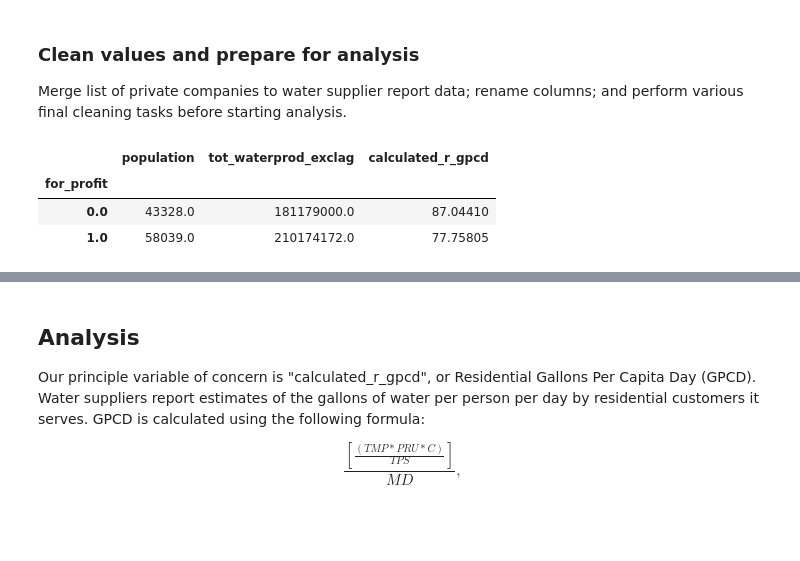
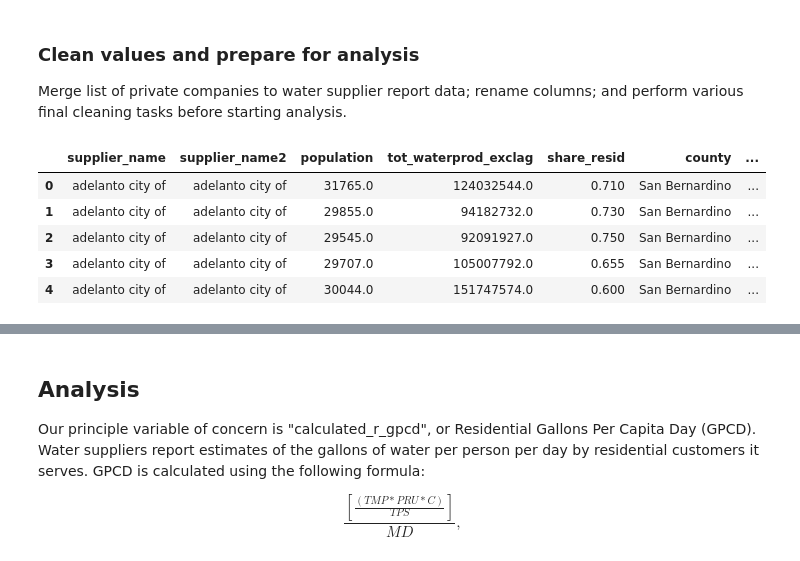
Before and after one commit to stephensteiner4/calwater_project, a Jupyter notebook: calwater_code/calwater_cleaning.ipynb, the cells around one changed output, grey strips where cells are left out. Drawn from its saved outputs; the diff is of its cells as text; code cells hidden in the pictures; blank space fills up the shorter version.

Commit message:
cleaning and analysis for final project
final project for BUSN 41100 Applied Regression Analysis

```diff
--- a/calwater_code/calwater_cleaning.ipynb
+++ b/calwater_code/calwater_cleaning.ipynb
@@ -39,39 +39,41 @@ from statsmodels.formula.api import ols
 import statsmodels.api as sm
 import statsmodels.formula.api as smf
 import patsy
-from linearmodels import PanelOLS
+# from linearmodels import PanelOLS
 
-calwater_rawpath = r"D:\Dropbox\steiner_research\calwater_project\calwater_data_raw"
-calwater_savepath = r"D:\Dropbox\steiner_research\calwater_project\calwater_data_clean"
+proj_path = os.path.dirname(os.path.dirname(os.path.abspath('calwater_cleaning.ipynb')))
 
-calwater_output = r"D:\Dropbox\steiner_research\calwater_project\calwater_output"
+dr_path = proj_path + r"/calwater_data_raw"
+dc_path = proj_path + r"/calwater_data_clean"
+
+calwater_output = proj_path + r"/calwater_output"
 # %% [markdown]
  ## California Public Utilities Commission (CPUC)
 
 The CPUC regulates utility companies in California and compiled a list of regulated water utilities' total service connections. The original file is stored in PDF format so I have used Amazon Web Services' Textract tool to convert the PDF into separate CSV files. Below, I read each table into dataframes before appending them into a single dataframe. We will use this later on when determining which water utilities are for-profit private.
 # %%
 # Use CSV tables created via AWS' Textract
-classa_utility = pd.read_csv(calwater_rawpath + r"\cpuc_classutilities_textract\table-3_classa.csv", usecols=[0,1,2,3])
+classa_utility = pd.read_csv(dr_path + r"/cpuc_classutilities_textract\table-3_classa.csv", usecols=[0,1,2,3])
 
 classa_utility['class'] = 'a'
 
-classb_utility = pd.read_csv(calwater_rawpath + r"\cpuc_classutilities_textract\table-2_classb.csv", usecols=[0,1,2,3])
+classb_utility = pd.read_csv(dr_path + r"/cpuc_classutilities_textract\table-2_classb.csv", usecols=[0,1,2,3])
 
 classb_utility['class'] = 'b'
 
-classc_utility = pd.read_csv(calwater_rawpath + r"\cpuc_classutilities_textract\table-6_classc.csv", usecols=[0,1,2,3])
+classc_utility = pd.read_csv(dr_path + r"/cpuc_classutilities_textract\table-6_classc.csv", usecols=[0,1,2,3])
 
 classc_utility['class'] = 'c'
 
-classd_utility1 = pd.read_csv(calwater_rawpath + r"\cpuc_classutilities_textract\table-5_classd_pt1.csv", usecols=[0,1,2,3])
+classd_utility1 = pd.read_csv(dr_path + r"/cpuc_classutilities_textract\table-5_classd_pt1.csv", usecols=[0,1,2,3])
 
 classd_utility1['class'] = 'd'
 
-classd_utility2 = pd.read_csv(calwater_rawpath + r"\cpuc_classutilities_textract\table-7_classd_pt2.csv", usecols=[0,1,2,3])
+classd_utility2 = pd.read_csv(dr_path + r"/cpuc_classutilities_textract\table-7_classd_pt2.csv", usecols=[0,1,2,3])
 
 classd_utility2['class'] = 'd'
 
-classd_utility3 = pd.read_csv(calwater_rawpath + r"\cpuc_classutilities_textract\table-8_classd_pt3.csv", usecols=[0,1,2,3])
+classd_utility3 = pd.read_csv(dr_path + r"/cpuc_classutilities_textract\table-8_classd_pt3.csv", usecols=[0,1,2,3])
 
 classd_utility3['class'] = 'd'
 
@@ -117,7 +119,7 @@ array(['agate bay water company', 'alisal water corporation (alco)',
 
 The CNRA compiled water consumption reports from urban water suppliers for June 2014 to January 2021.
 # %%
-calwater = pd.read_csv(calwater_rawpath + r"\canra_watersuppliermonitoring.csv", low_memory=False)
+calwater = pd.read_csv(dr_path + r"/canra_watersuppliermonitoring.csv", low_memory=False)
 # %%
 calwater['supplier_name'] = calwater['supplier_name'].str.lower()
 calwater['supplier_name'] = calwater['supplier_name'].str.strip()
@@ -194,36 +200,48 @@ calwater_comp = calwater_comp.rename(columns={'calculated_total_potable_water_pr
                                               'calculated_commercial_agricultural_water_gallons':'ag_calc_waterprod',
                                               'reported_final_total_potable_water_production':'report_tot_waterprod',
                                               'total_population_served':'population',
                                               'water_shortage_contingency_stage_invoked':'shortage_stage'})
 
 calwater_comp = calwater_comp.drop(['active', 'inactive', 'total'], axis=1)
 
 calwater_comp['share_resid'] = calwater_comp['final_percent_residential_use'] / 100
+calwater_comp.loc[(calwater_comp['share_resid'].isnull()) & (calwater_comp['ag_calc_waterprod']==0), 'share_resid'] = 1
 
 calwater_comp.loc[calwater_comp['for_profit']!= 1, 'for_profit'] = 0
 
 calwater_comp.columns = [str(col) for col in calwater_comp.columns]
 
 calwater_comp = calwater_comp[['supplier_name', 'supplier_name2', 'population', 'tot_waterprod_exclag', 'share_resid',
-                               'county', 'hydrologic_region', 'for_profit', 'reporting_month',
+                               'county', 'hydrologic_region', 'for_profit', 'reporting_month', 'ag_calc_waterprod',
                                'shortage_stage', 'calculated_r_gpcd', 'private', 'nonprofit']]
 
 # Convert to DateTime and create month variable
 calwater_comp['reporting_month'] = pd.to_datetime(calwater_comp['reporting_month'], format='%Y-%m-%d')
 
 calwater_comp = calwater_comp.rename(columns={'reporting_month':'date'})
 
 calwater_comp['month'] = pd.DatetimeIndex(calwater_comp['date']).month
 
+calwater_comp['log_gpcd'] = np.log(calwater_comp['calculated_r_gpcd'])
+
+calwater_comp.loc[(calwater_comp['nonprofit']==0) & (calwater_comp['for_profit']==0), 'public'] = 1
+calwater_comp.loc[(calwater_comp['nonprofit']==1) | (calwater_comp['for_profit']==1), 'public'] = 0
+
+calwater_comp.loc[(calwater_comp['for_profit']==1), 'owner'] = 1
+calwater_comp.loc[(calwater_comp['public']==1), 'owner'] = 2
+calwater_comp.loc[(calwater_comp['nonprofit']==1), 'owner'] = 3
+
 med_percapita = calwater_comp.groupby(['for_profit']).median()
 
 med_percapita = med_percapita[['population', 'tot_waterprod_exclag', 'calculated_r_gpcd']]
 
 med_percapita
 
-# calwater_comp.head()
+calwater_comp.head()
 # %% [output]
-|  | population | tot_waterprod_exclag | calculated_r_gpcd |
-| for_profit |  |  |  |
-| 0.0 | 43328.0 | 181179000.0 | 87.04410 |
-| 1.0 | 58039.0 | 210174172.0 | 77.75805 |
+|  | supplier_name | supplier_name2 | population | tot_waterprod_exclag | share_resid | county | ... |
+| 0 | adelanto city of | adelanto city of | 31765.0 | 124032544.0 | 0.710 | San Bernardino | ... |
+| 1 | adelanto city of | adelanto city of | 29855.0 | 94182732.0 | 0.730 | San Bernardino | ... |
+| 2 | adelanto city of | adelanto city of | 29545.0 | 92091927.0 | 0.750 | San Bernardino | ... |
+| 3 | adelanto city of | adelanto city of | 29707.0 | 105007792.0 | 0.655 | San Bernardino | ... |
+| 4 | adelanto city of | adelanto city of | 30044.0 | 151747574.0 | 0.600 | San Bernardino | ... |
```
Also changed, not shown: parts of 21 cells of this notebook, 27 other files.
